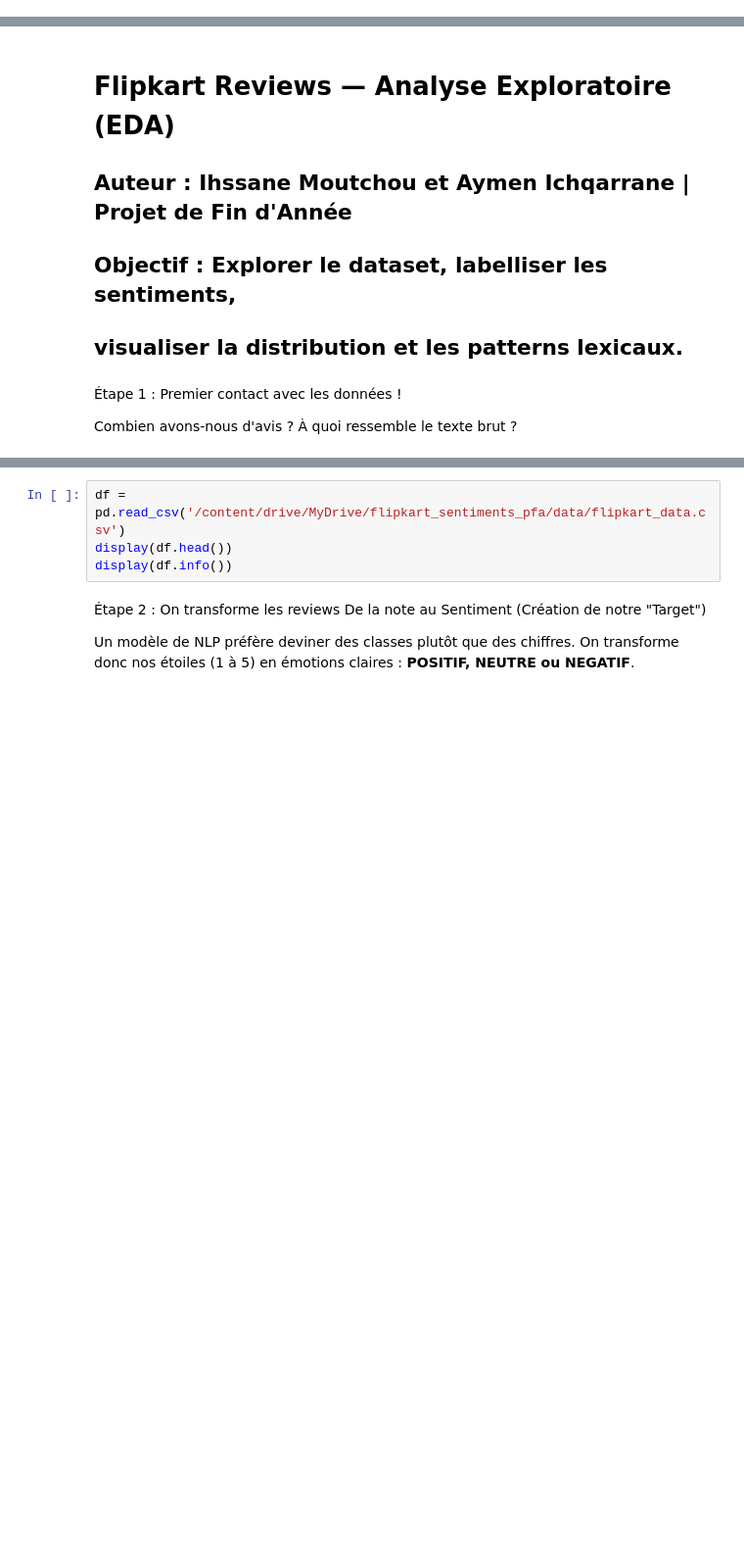
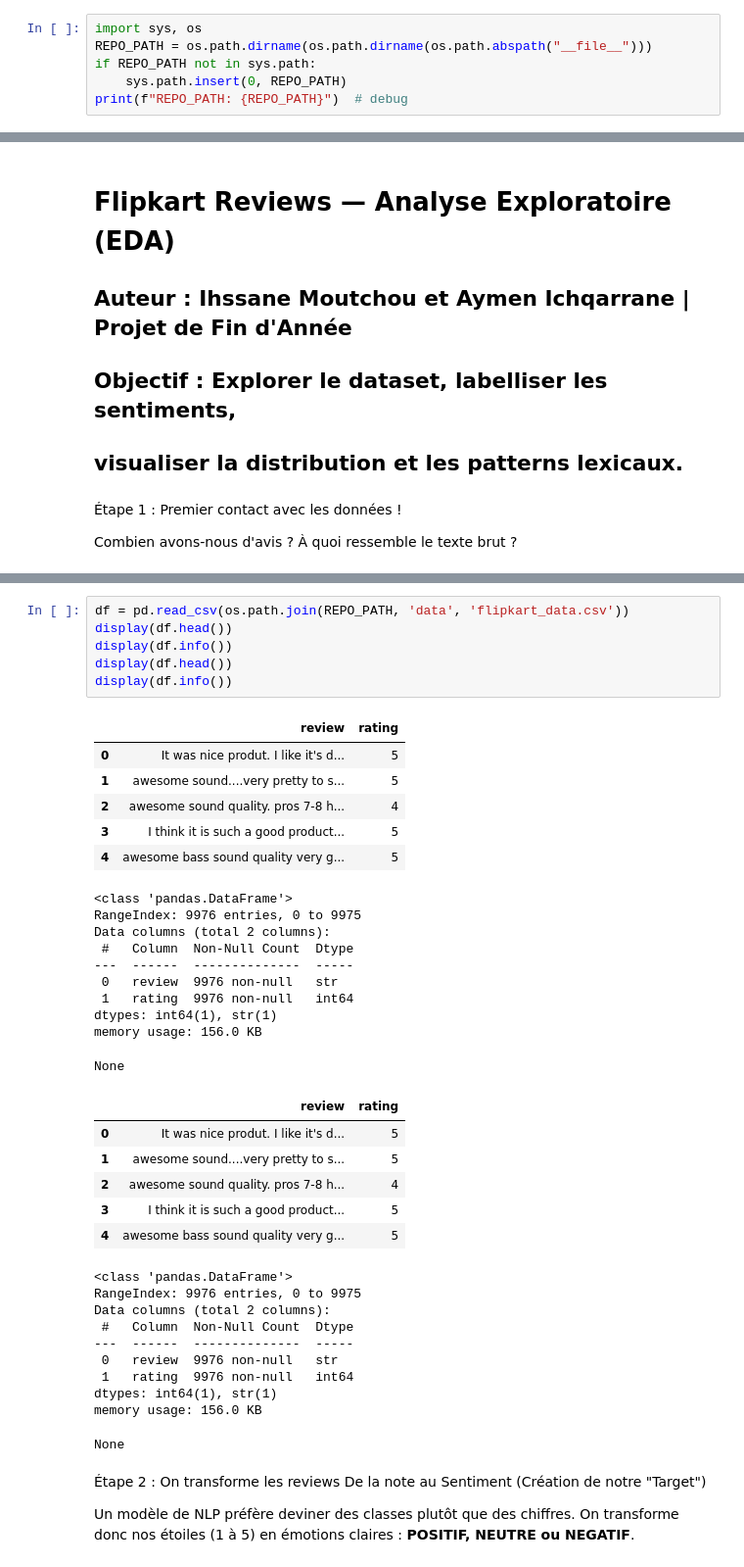
Before and after one commit to aymenichqa/flipkart_sentiments_pfa, a Jupyter notebook: notebooks/01_EDA_Aymen.ipynb, the cells around one changed output, grey strips where cells are left out. Shown at 98% size. Cells and saved outputs as stored; diff of their text form; blank space fills up the shorter version.

```diff
--- a/notebooks/01_EDA_Aymen.ipynb
+++ b/notebooks/01_EDA_Aymen.ipynb
@@ -0,0 +1,6 @@
+# %%
+import sys, os
+REPO_PATH = os.path.dirname(os.path.dirname(os.path.abspath("__file__")))
+if REPO_PATH not in sys.path:
+    sys.path.insert(0, REPO_PATH)
+print(f"REPO_PATH: {REPO_PATH}")  # debug
@@ -14,7 +24,42 @@ import seaborn as sns
 # %%
-df = pd.read_csv('/content/drive/MyDrive/flipkart_sentiments_pfa/data/flipkart_data.csv')
+df = pd.read_csv(os.path.join(REPO_PATH, 'data', 'flipkart_data.csv'))
 display(df.head())
 display(df.info())
+display(df.head())
+display(df.info())
+# %% [output]
+|  | review | rating |
+| 0 | It was nice produt. I like it's d... | 5 |
+| 1 | awesome sound....very pretty to s... | 5 |
+| 2 | awesome sound quality. pros 7-8 h... | 4 |
+| 3 | I think it is such a good product... | 5 |
+| 4 | awesome bass sound quality very g... | 5 |
+<class 'pandas.DataFrame'>
+RangeIndex: 9976 entries, 0 to 9975
+Data columns (total 2 columns):
+ #   Column  Non-Null Count  Dtype
+---  ------  --------------  -----
+ 0   review  9976 non-null   str
+ 1   rating  9976 non-null   int64
+dtypes: int64(1), str(1)
+memory usage: 156.0 KB
+None
+|  | review | rating |
+| 0 | It was nice produt. I like it's d... | 5 |
+| 1 | awesome sound....very pretty to s... | 5 |
+| 2 | awesome sound quality. pros 7-8 h... | 4 |
+| 3 | I think it is such a good product... | 5 |
+| 4 | awesome bass sound quality very g... | 5 |
+<class 'pandas.DataFrame'>
+RangeIndex: 9976 entries, 0 to 9975
+Data columns (total 2 columns):
+ #   Column  Non-Null Count  Dtype
+---  ------  --------------  -----
+ 0   review  9976 non-null   str
+ 1   rating  9976 non-null   int64
+dtypes: int64(1), str(1)
+memory usage: 156.0 KB
+None
 # %% [markdown]
 Étape 2 : On transforme les reviews De la note au Sentiment (Création de notre "Target")
 
```
Also changed, not shown: parts of 10 cells of this notebook, 4 other files.
